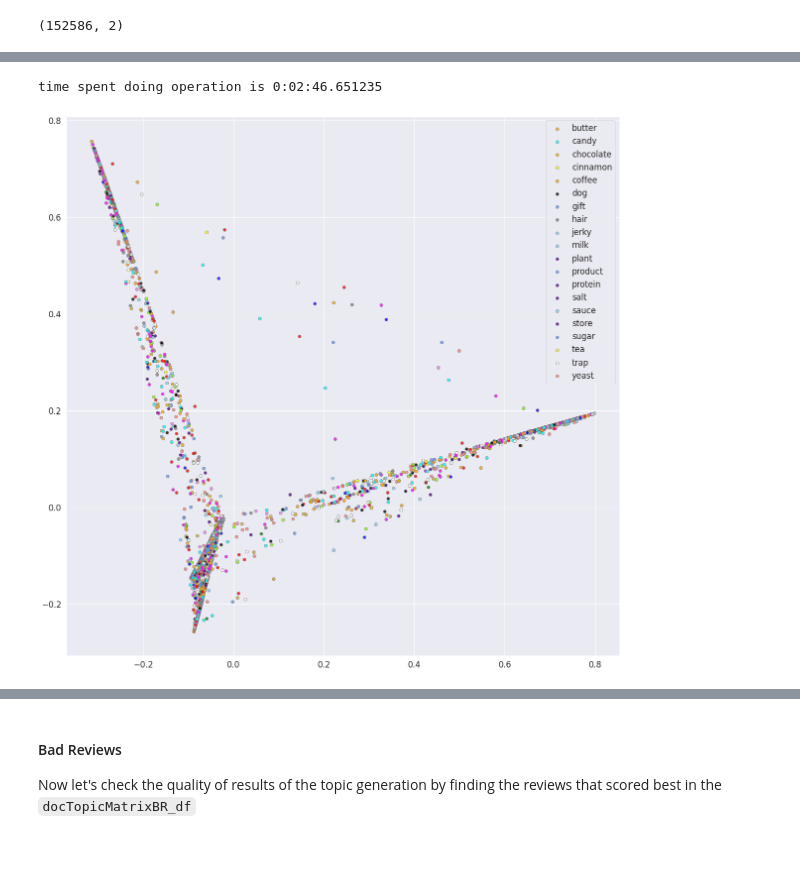
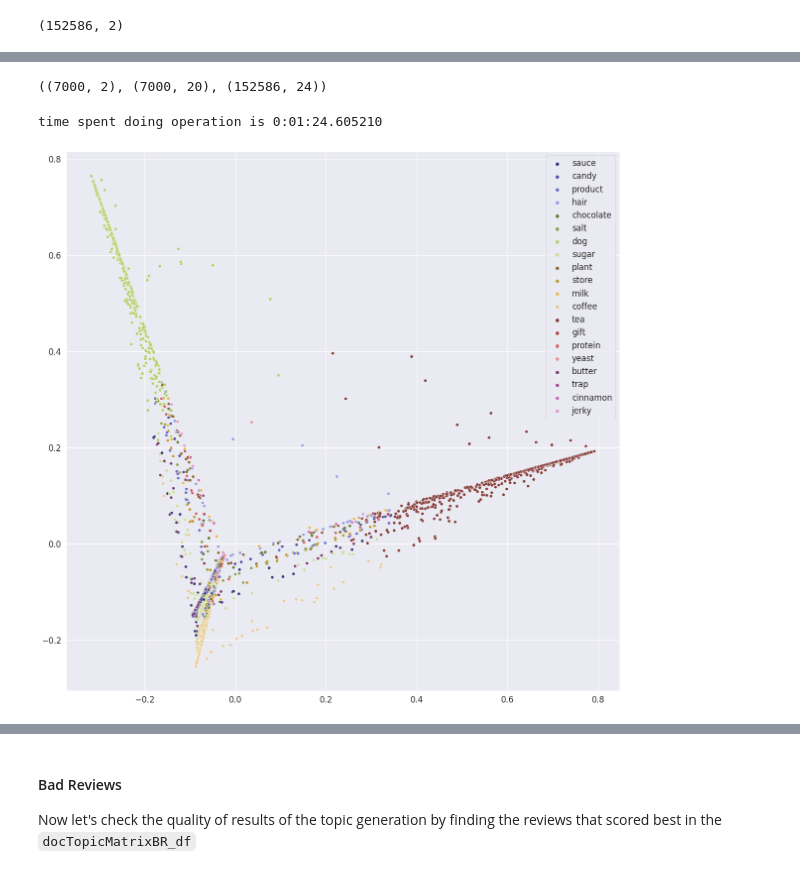
Before and after one commit to michael-a-green/Metis_Project4, a Jupyter notebook: Source/Project4_2.ipynb, the cells around one changed output, grey strips where cells are left out. Saved outputs shown, nothing was run; the diff lists cells and outputs as text; code cells hidden in the pictures.

```diff
--- a/Source/Project4_2.ipynb
+++ b/Source/Project4_2.ipynb
@@ -13,7 +13,7 @@ NUMB_OF_BAD_REVIEWS = -1
 
 #set to 1 if you want to reclean the dataframes, otherwise it will load data from a previous clean
 #note cleaning takes 30 minutes on a pretty fast machine
-CLEAN_DATAFRAME = 1
+CLEAN_DATAFRAME = 0
 
 #used to seed the random state in parts of the NLP pipeline that need it
 RANDOM_STATE=42
@@ -931,16 +866,21 @@ TOPIC_COLORS={"topic_0":"red",
 # %%
-def getcolor(row_index,basecolor,doc_topic_matrix_df):
+def get_topic(row_index,doc_topic_matrix_df,word_topic_matrix_df):
     """
     This function takes a document located at `row_index` in the `doc_topic_matrix_df` and determines
     to which topic it belongs by finding the column with the max value at `row_index` in `doc_topic_matrix_df`
     It then uses `TOPIC_COLORS` to return the color associated with that topic
     """
     #assuming the first 20 columns are the topic weights
-    global TOPIC_COLORS
-    max_topic_name = doc_topic_matrix_df.iloc[:,:20].iloc[row_index].idxmax()
+    #global TOPIC_COLORS
+    #max_topic_name = doc_topic_matrix_df.iloc[:,:20].iloc[row_index].idxmax()
+    #print("row_index ",row_index)
+    temp_series = doc_topic_matrix_df
+    temp_series = temp_series.reset_index()
 
-    if max_topic_name in TOPIC_COLORS.keys():
-        return TOPIC_COLORS[max_topic_name]
-    else:
-        print("WARNING: Say topic = {} and did not expect to!".format(max_topic_name))
-        return "black"
+    mask = temp_series["index"] == row_index
+    temp_series = temp_series.loc[mask].iloc[0,1:21]
+
+    temp_series = pd.to_numeric(temp_series)
+    max_topic_name = temp_series.idxmax()
+    max_topic_word = (word_topic_matrix_df.sort_values(by=max_topic_name,ascending=False).head(1))[max_topic_name].index[0]
+    return max_topic_word
@@ -994,11 +898,23 @@ docReducedTopicMatrixGR_sub = docReducedTopicMatrixGR[selected_reviews,:]
+# %%
+docReducedTopicMatrixGR_sub.shape, docTopicMatrixGR_sub.shape,docTopicMatrixGR_df.shape
+# %% [output]
+((7000, 2), (7000, 20), (152586, 24))
 # %%
 #It takes 11 hours to generate the scatter plot for the full population of good reviews
 #just doing a random subset here
 
 start_time = datetime.datetime.now()
-plot_PCA_2D2(docReducedTopicMatrixGR_sub, docTopicMatrixGR_df, wordTopicmatrixGR_df, "good_reviews_subset.png")
+
+#plot_PCA_2D2(docReducedTopicMatrixGR_sub, docTopicMatrixGR_df.iloc[selected_reviews], wordTopicmatrixGR_df, "good_reviews_subset.png")
+
+TOPICS = [ get_topic(row_index,docTopicMatrixGR_df.iloc[selected_reviews],wordTopicmatrixGR_df) for row_index in selected_reviews ]
+
+plt.figure(figsize=(20,20))
+ax = sns.scatterplot(x=docReducedTopicMatrixGR_sub[:,0],y=docReducedTopicMatrixGR_sub[:,1],hue=TOPICS, palette="tab20b")
+plt.savefig("../Documents/Images/good_reviews_subset.png",dpi=400)
 end_time = datetime.datetime.now()
 print("time spent doing operation is {}".format(end_time - start_time))
+#Y_COLOR
 # %% [output]
-time spent doing operation is 0:02:46.651235
+time spent doing operation is 0:01:24.605210
-[figure, old version]
+[figure, new version]
```
Also changed, not shown: parts of 64 cells of this notebook, 4 other files.
